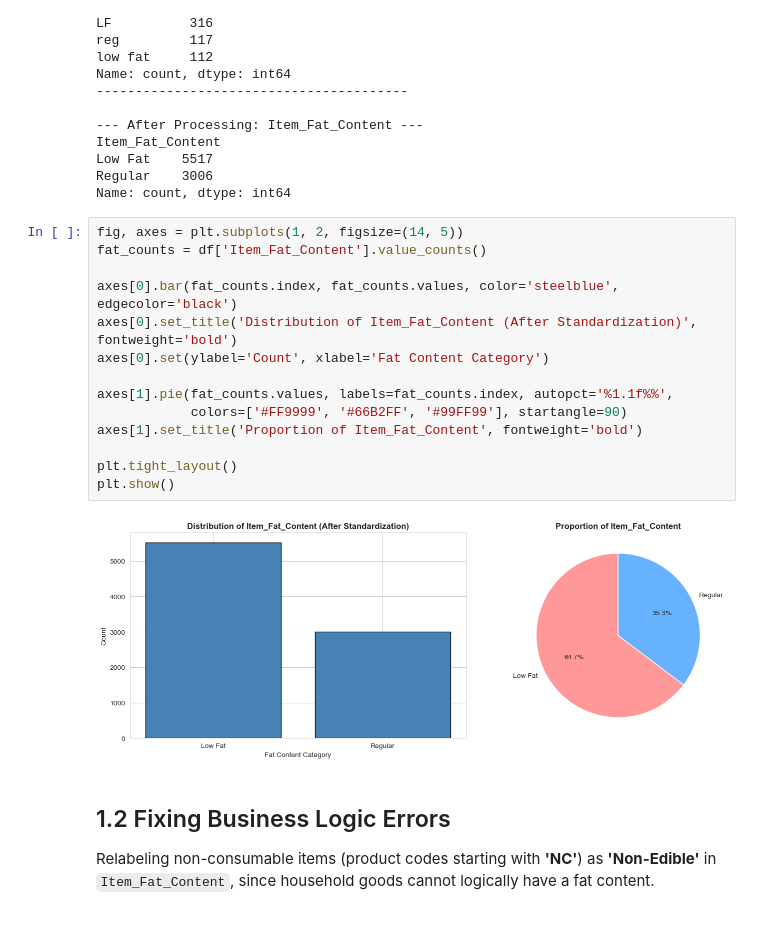
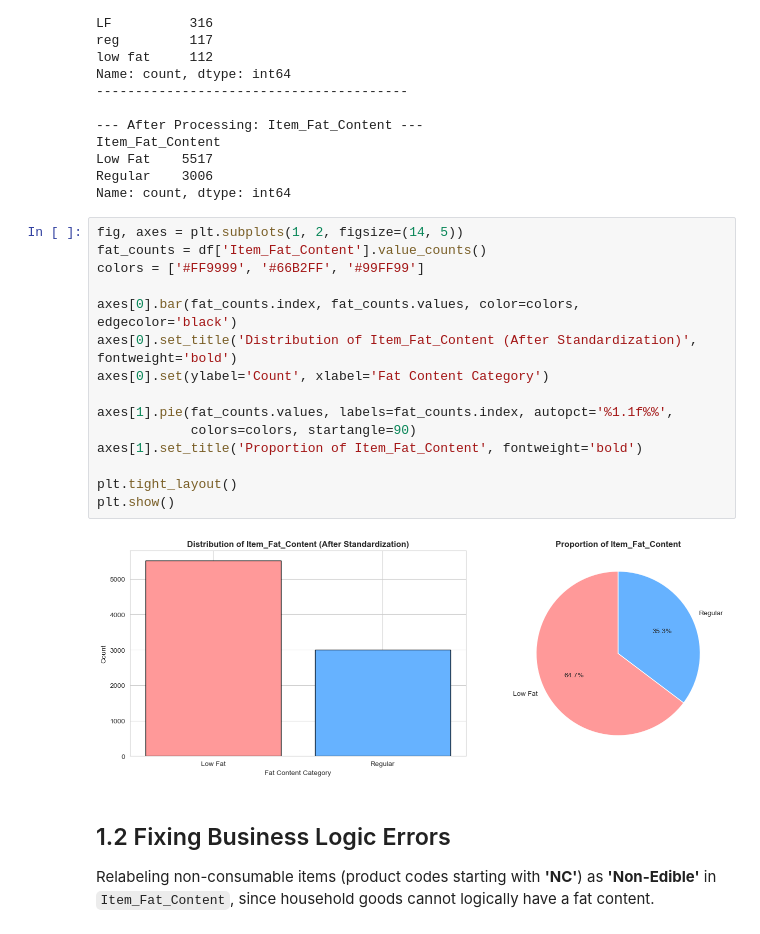
Before and after one commit to baobean/CSC14005-Lab2, a Jupyter notebook: Data_Preparation/data_preparation.ipynb, the cells around one changed output. Drawn from its saved outputs; the diff is of its cells as text.

Commit message:
change plot color

```diff
--- a/Data_Preparation/data_preparation.ipynb
+++ b/Data_Preparation/data_preparation.ipynb
@@ -95,19 +95,20 @@ Name: count, dtype: int64
 # %%
 fig, axes = plt.subplots(1, 2, figsize=(14, 5))
 fat_counts = df['Item_Fat_Content'].value_counts()
+colors = ['#FF9999', '#66B2FF', '#99FF99']
 
-axes[0].bar(fat_counts.index, fat_counts.values, color='steelblue', edgecolor='black')
+axes[0].bar(fat_counts.index, fat_counts.values, color=colors, edgecolor='black')
 axes[0].set_title('Distribution of Item_Fat_Content (After Standardization)', fontweight='bold')
 axes[0].set(ylabel='Count', xlabel='Fat Content Category')
 
 axes[1].pie(fat_counts.values, labels=fat_counts.index, autopct='%1.1f%%',
-            colors=['#FF9999', '#66B2FF', '#99FF99'], startangle=90)
+            colors=colors, startangle=90)
 axes[1].set_title('Proportion of Item_Fat_Content', fontweight='bold')
 
 plt.tight_layout()
 plt.show()
 # %% [output]
-[figure, old version]
+[figure, new version]
 # %% [markdown]
 ## 1.2 Fixing Business Logic Errors
 Relabeling non-consumable items (product codes starting with **'NC'**) as **'Non-Edible'** in `Item_Fat_Content`, since household goods cannot logically have a fat content.
```
